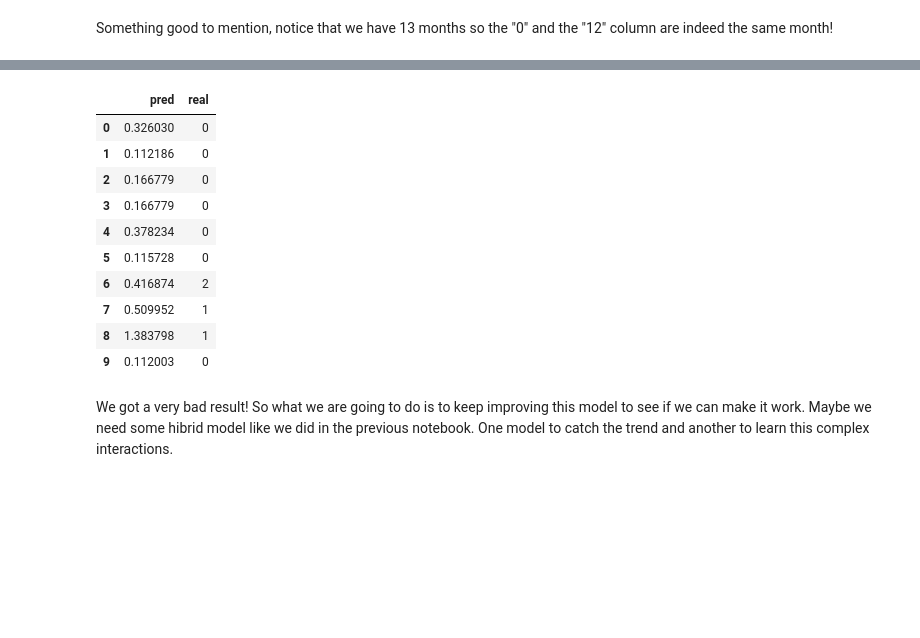
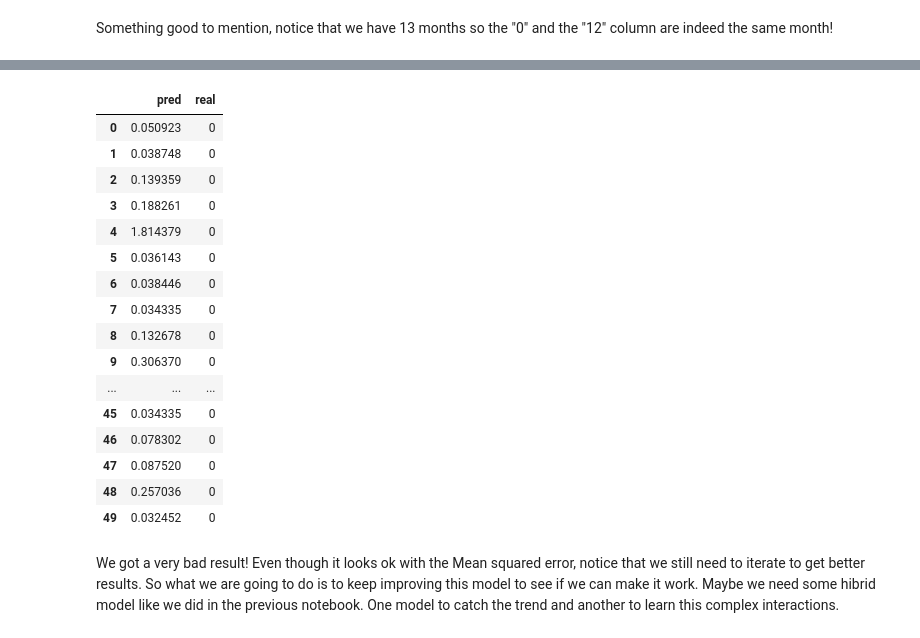
Before and after one commit to robertofuentesr/Useful_python_functions_ML, a Jupyter notebook: (4) Time series/(3) Hibrid Model LSTM .ipynb, the cells around one changed output, grey strips where cells are left out. Drawn from its saved outputs; the diff is of its cells as text; code cells hidden in the pictures; blank space fills up the shorter version.

Commit message:
UPDATE: LSTM

```diff
--- a/(4) Time series/(3) Hibrid Model LSTM .ipynb
+++ b/(4) Time series/(3) Hibrid Model LSTM .ipynb
@@ -60,7 +104,7 @@ train_monthly = train_monthly.sort_values('date').groupby(['date_block_num', 'sh
 train_monthly = train_monthly.agg({'item_cnt_day':['sum']})
 train_monthly.columns = ['date_block_num', 'shop_id', 'item_id', 'item_cnt']
 # IN the kaggle there is this query, but the explanation is not good enough to keep it
-# train_monthly = train_monthly.query('item_cnt >= 0 and item_cnt <= 20')
+train_monthly = train_monthly.query('item_cnt >= 0 and item_cnt <= 22')
 # Label
 train_monthly['item_cnt_month'] = train_monthly.sort_values('date_block_num').groupby(['shop_id', 'item_id'])['item_cnt'].shift(-1)
 
@@ -156,7 +191,7 @@ n_features =  X_train.shape[2] # 1
 
 epochs = 15
 batch = 128
-lr = 0.0001
+lr = 0.0005
 
 lstm_model = Sequential()
 lstm_model.add(LSTM(10, input_shape=(serie_size, n_features), return_sequences=True))
@@ -227,4 +280,4 @@ valid[10:25]
 # %%
-pred = lstm_model.predict(valid[:10])
+pred = lstm_model.predict(valid[:50])
 pred
 # %% [output]
@@ -254,18 +324,24 @@ array([0.32603028, 0.11218613, 0.16677865, 0.16677865, 0.37823427,
       dtype=float32)
 # %%
-pd.DataFrame({"pred":pred.flatten(),"real":Y_valid[0:10]})
+pd.DataFrame({"pred":pred.flatten(),"real":Y_valid[0:50]})
 # %% [output]
 |  | pred | real |
-| 0 | 0.326030 | 0 |
-| 1 | 0.112186 | 0 |
-| 2 | 0.166779 | 0 |
-| 3 | 0.166779 | 0 |
-| 4 | 0.378234 | 0 |
-| 5 | 0.115728 | 0 |
-| 6 | 0.416874 | 2 |
-| 7 | 0.509952 | 1 |
-| 8 | 1.383798 | 1 |
-| 9 | 0.112003 | 0 |
+| 0 | 0.050923 | 0 |
+| 1 | 0.038748 | 0 |
+| 2 | 0.139359 | 0 |
+| 3 | 0.188261 | 0 |
+| 4 | 1.814379 | 0 |
+| 5 | 0.036143 | 0 |
+| 6 | 0.038446 | 0 |
+| 7 | 0.034335 | 0 |
+| 8 | 0.132678 | 0 |
+| 9 | 0.306370 | 0 |
+| ... | ... | ... |
+| 45 | 0.034335 | 0 |
+| 46 | 0.078302 | 0 |
+| 47 | 0.087520 | 0 |
+| 48 | 0.257036 | 0 |
+| 49 | 0.032452 | 0 |
 # %% [markdown]
-We got a very bad result!
+We got a very bad result!  Even though it looks ok with the Mean squared error, notice that we still need to iterate to get better results.
 So what we are going to do is to keep improving this model to see if we can make it work. Maybe we need some hibrid model like we did in the previous notebook. One model to catch the trend and another to learn this complex interactions.
```
Also changed, not shown: parts of 21 cells of this notebook, 1 other file.
